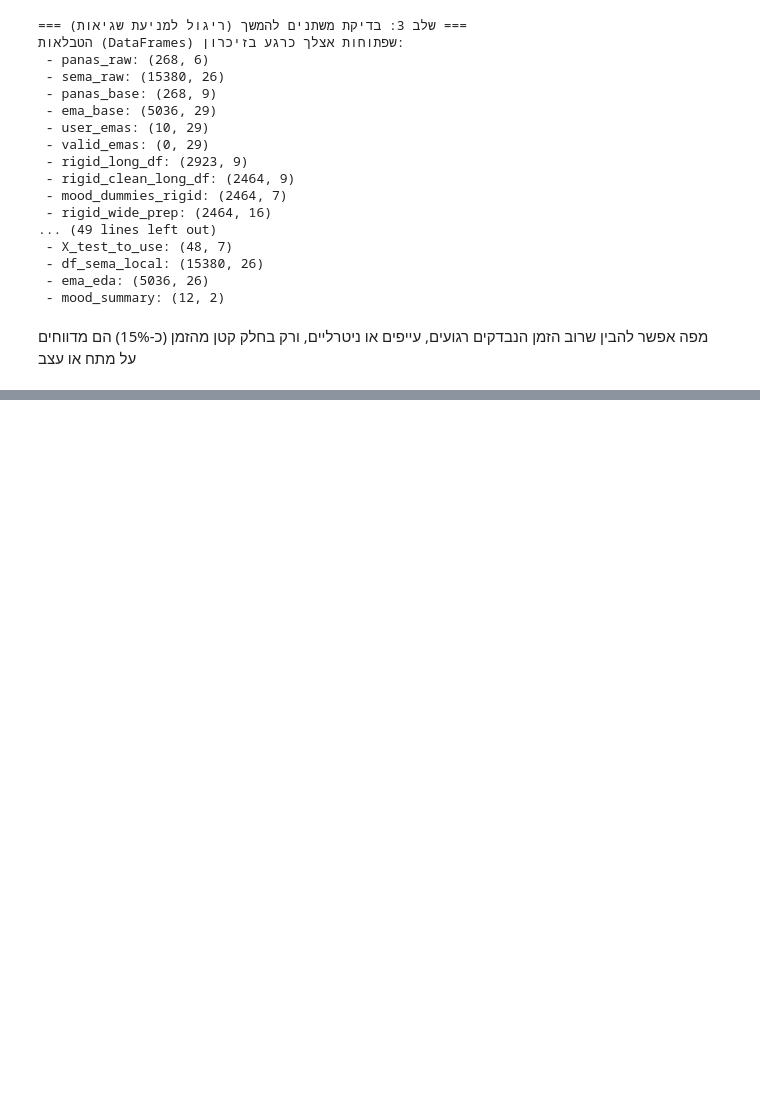
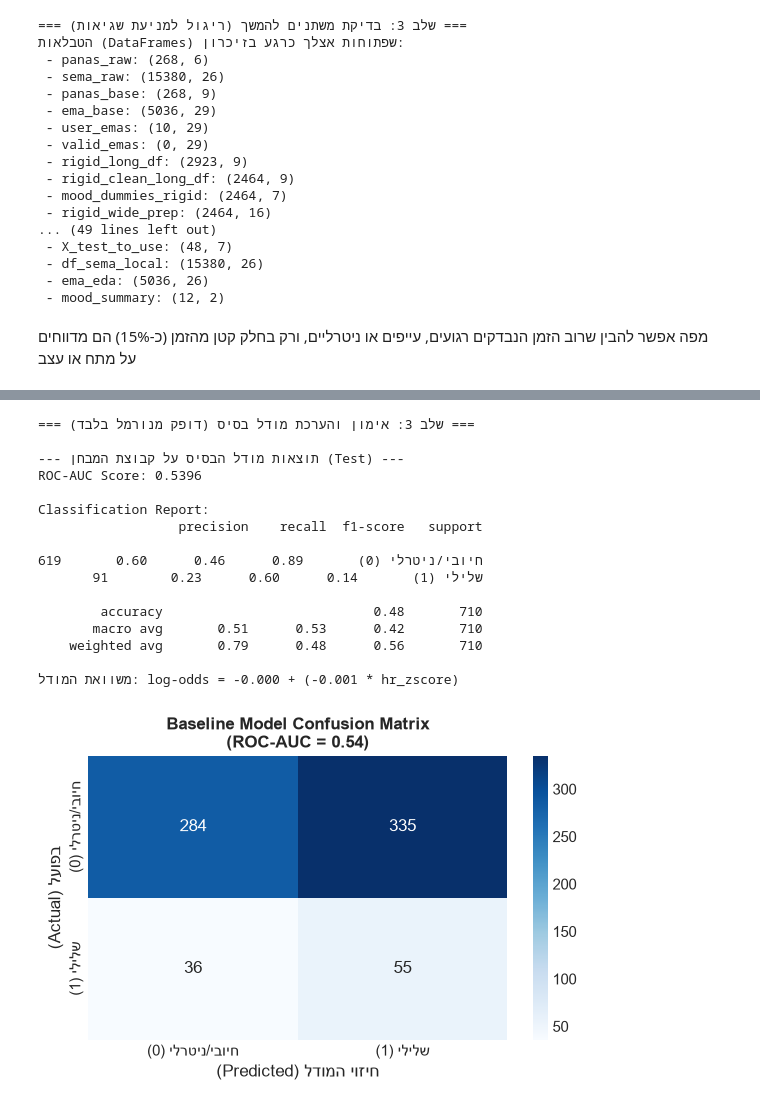
Before and after one commit to MoriahTDaniel/lifesnaps_project, a Jupyter notebook: notebooks/03_panas_like_model.ipynb, the cells around one changed output, grey strips where cells are left out. Saved outputs shown, nothing was run; the diff lists cells and outputs as text; code cells hidden in the pictures; blank space fills up the shorter version.

Commit message:
Update models with context features and evaluation analysis

```diff
--- a/notebooks/03_panas_like_model.ipynb
+++ b/notebooks/03_panas_like_model.ipynb
@@ -2324,0 +2222,69 @@ Positive/Neutral (0)       0.98      0.33      0.49      1214
+# %%
+import matplotlib.pyplot as plt
+import seaborn as sns
+from sklearn.linear_model import LogisticRegression
+from sklearn.metrics import classification_report, confusion_matrix, roc_auc_score, roc_curve
+
+print("=== שלב 3: אימון והערכת מודל בסיס (דופק מנורמל בלבד) ===")
+try:
+    # 1. הגדרת משתני הקלט והמטרה (פיצ'ר יחיד: hr_zscore)
+    feature_cols = ['hr_zscore']
+
+    X_train = df_train[feature_cols]
+    y_train = df_train['is_negative']
+
+    X_test = df_test[feature_cols]
+    y_test = df_test['is_negative']
+
+    # 2. הגדרת המודל עם משקלי מחלקה מאוזנים למניעת הטיה
+    model_baseline = LogisticRegression(class_weight='balanced', random_state=42)
+    model_baseline.fit(X_train, y_train)
+
+    # 3. חיזוי על קבוצת המבחן (נבדקים חדשים)
+    y_pred = model_baseline.predict(X_test)
+    y_prob = model_baseline.predict_proba(X_test)[:, 1]
+
+    # 4. חישוב מדדי ביצועים
+    roc_auc = roc_auc_score(y_test, y_prob)
+    print(f"\n--- תוצאות מודל הבסיס על קבוצת המבחן (Test) ---")
+    print(f"ROC-AUC Score: {roc_auc:.4f}\n")
+    print("Classification Report:")
+    print(classification_report(y_test, y_pred, target_names=['חיובי/ניטרלי (0)', 'שלילי (1)']))
+
+    # מקדם המודל (השפעת הדופק)
+    coef = model_baseline.coef_[0][0]
+    intercept = model_baseline.intercept_[0]
+    print(f"משוואת המודל: log-odds = {intercept:.3f} + ({coef:.3f} * hr_zscore)")
+
+    # 5. מטריצת בלבול (Confusion Matrix)
+    cm = confusion_matrix(y_test, y_pred)
+    plt.figure(figsize=(6, 4))
+    sns.heatmap(cm, annot=True, fmt='d', cmap='Blues',
+                xticklabels=['חיובי/ניטרלי (0)', 'שלילי (1)'],
+                yticklabels=['חיובי/ניטרלי (0)', 'שלילי (1)'])
+    plt.title(f'Baseline Model Confusion Matrix\n(ROC-AUC = {roc_auc:.2f})', fontsize=12, fontweight='bold')
+    plt.xlabel('חיזוי המודל (Predicted)')
+    plt.ylabel('בפועל (Actual)')
+    plt.tight_layout()
+    plt.show()
+
+except Exception as e:
+    print(f"שגיאה באימון המודל: {e}")
+# %% [output]
+=== שלב 3: אימון והערכת מודל בסיס (דופק מנורמל בלבד) ===
+
+--- תוצאות מודל הבסיס על קבוצת המבחן (Test) ---
+ROC-AUC Score: 0.5396
+
+Classification Report:
+                  precision    recall  f1-score   support
+
+חיובי/ניטרלי (0)       0.89      0.46      0.60       619
+       שלילי (1)       0.14      0.60      0.23        91
+
+        accuracy                           0.48       710
+       macro avg       0.51      0.53      0.42       710
+    weighted avg       0.79      0.48      0.56       710
+
+משוואת המודל: log-odds = -0.000 + (-0.001 * hr_zscore)
+[figure, added]
```
Also changed, not shown: parts of 25 cells of this notebook.
